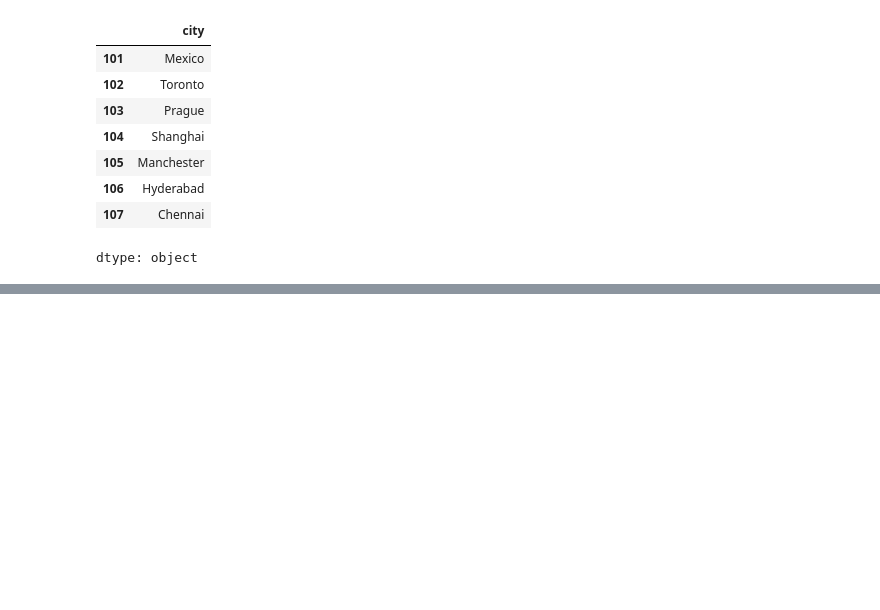
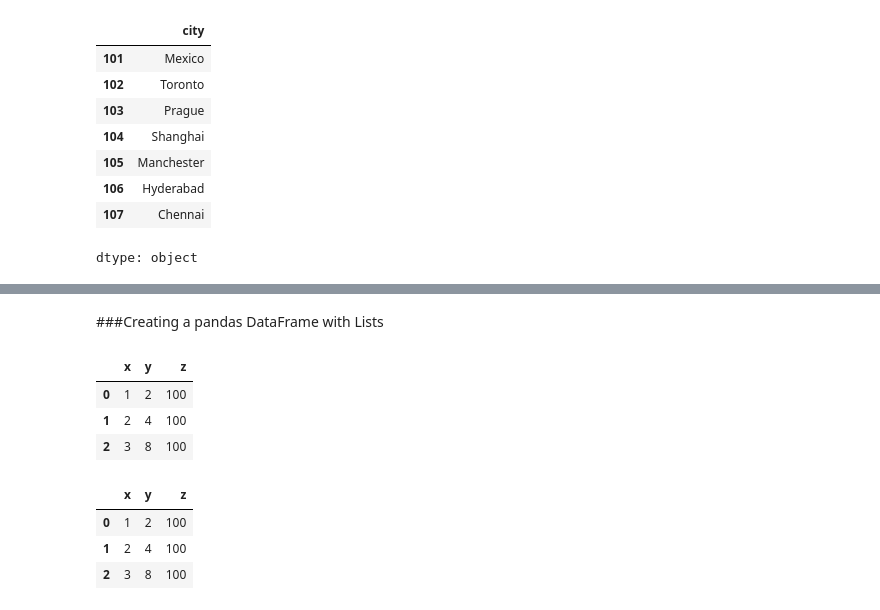
Before and after one commit to dakshayani2906/my-python-journey-basics, a Jupyter notebook: Learning_Pandas.ipynb, the cells around one changed output, grey strips where cells are left out. Cells and saved outputs as stored; diff of their text form; code cells hidden in the pictures; blank space fills up the shorter version.

```diff
--- a/Learning_Pandas.ipynb
+++ b/Learning_Pandas.ipynb
@@ -76,0 +131,27 @@ dtype: object
+# %% [markdown]
+###Creating a pandas DataFrame with Lists
+# %%
+a = [{'x': 1, 'y': 2, 'z': 100},
+     {'x': 2, 'y': 4, 'z': 100},
+     {'x': 3, 'y': 8, 'z': 100}]
+
+
+pd.DataFrame(a)
+# %% [output]
+|  | x | y | z |
+| 0 | 1 | 2 | 100 |
+| 1 | 2 | 4 | 100 |
+| 2 | 3 | 8 | 100 |
+# %%
+# Nested List
+
+a = [[1,2,100],
+     [2,4,100],
+     [3,8,100]]
+
+pd.DataFrame(a, columns = ['x','y','z'])
+# %% [output]
+|  | x | y | z |
+| 0 | 1 | 2 | 100 |
+| 1 | 2 | 4 | 100 |
+| 2 | 3 | 8 | 100 |
```
Also changed, not shown: parts of 23 cells of this notebook.
